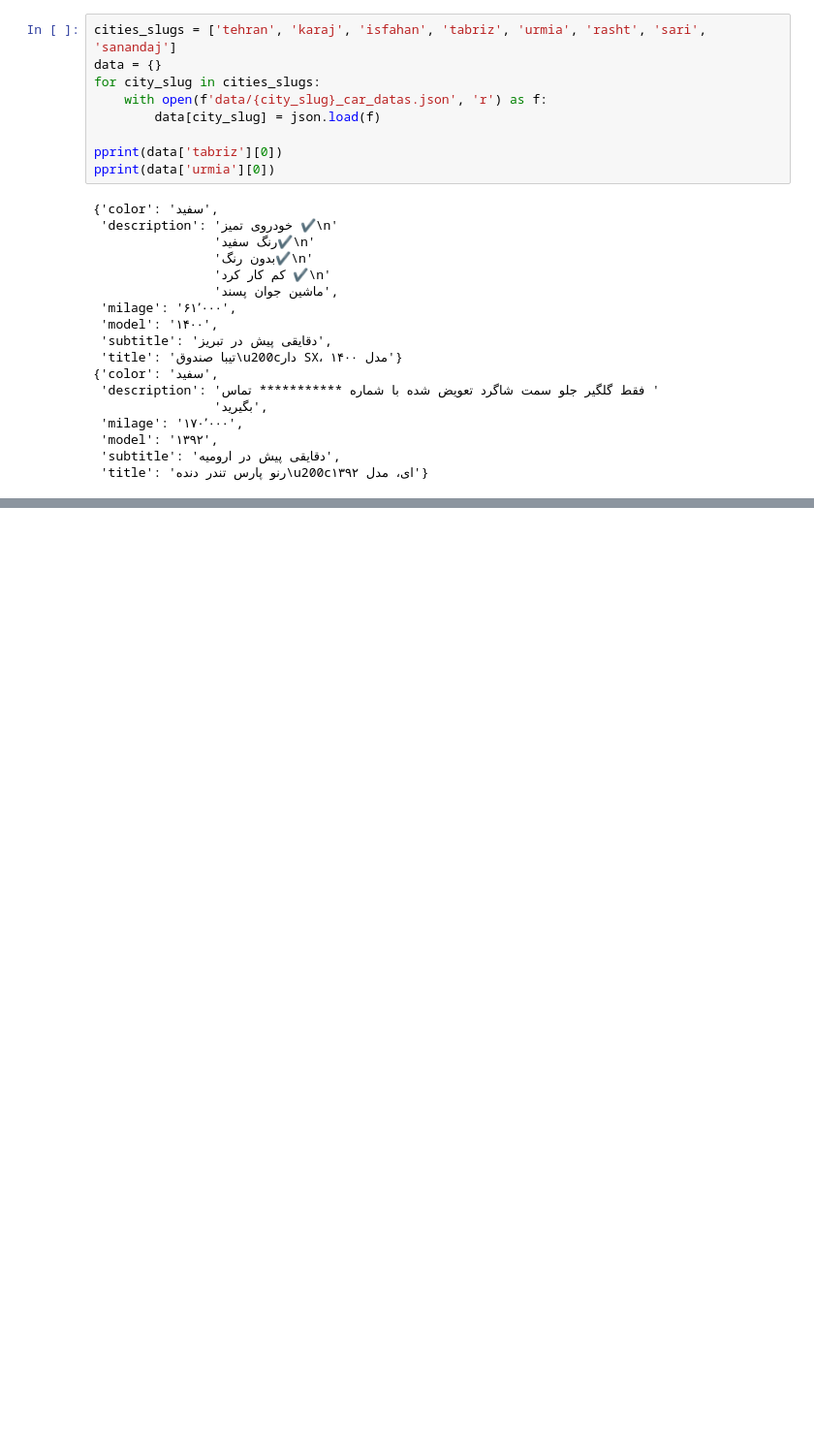
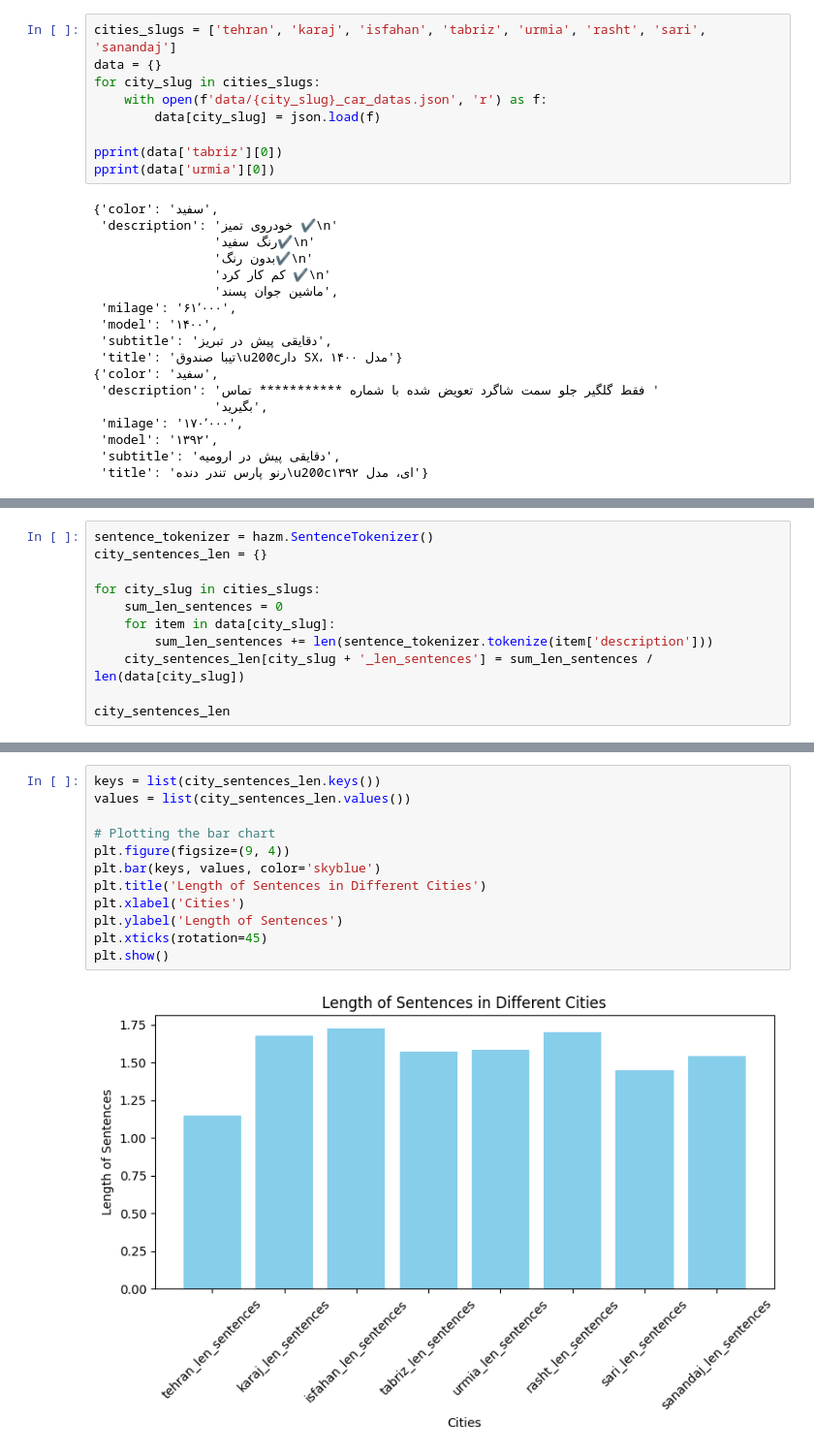
Before and after one commit to mahdigheidi/NLP_HW1_Divar_Car_Data, a Jupyter notebook: data_exploitation.ipynb, the cells around one changed output, grey strips where cells are left out. Shown at 97% size. Drawn from its saved outputs; the diff is of its cells as text; blank space fills up the shorter version.

```diff
--- a/data_exploitation.ipynb
+++ b/data_exploitation.ipynb
@@ -76,0 +125,11 @@ pprint(data['urmia'][0])
+# %%
+sentence_tokenizer = hazm.SentenceTokenizer()
+city_sentences_len = {}
+
+for city_slug in cities_slugs:
+    sum_len_sentences = 0
+    for item in data[city_slug]:
+        sum_len_sentences += len(sentence_tokenizer.tokenize(item['description']))
+    city_sentences_len[city_slug + '_len_sentences'] = sum_len_sentences / len(data[city_slug])
+
+city_sentences_len
@@ -76,0 +145,14 @@ pprint(data['urmia'][0])
+# %%
+keys = list(city_sentences_len.keys())
+values = list(city_sentences_len.values())
+
+# Plotting the bar chart
+plt.figure(figsize=(9, 4))
+plt.bar(keys, values, color='skyblue')
+plt.title('Length of Sentences in Different Cities')
+plt.xlabel('Cities')
+plt.ylabel('Length of Sentences')
+plt.xticks(rotation=45)
+plt.show()
+# %% [output]
+[figure, added]
```
Also changed, not shown: parts of 31 cells of this notebook, 1 other file.
